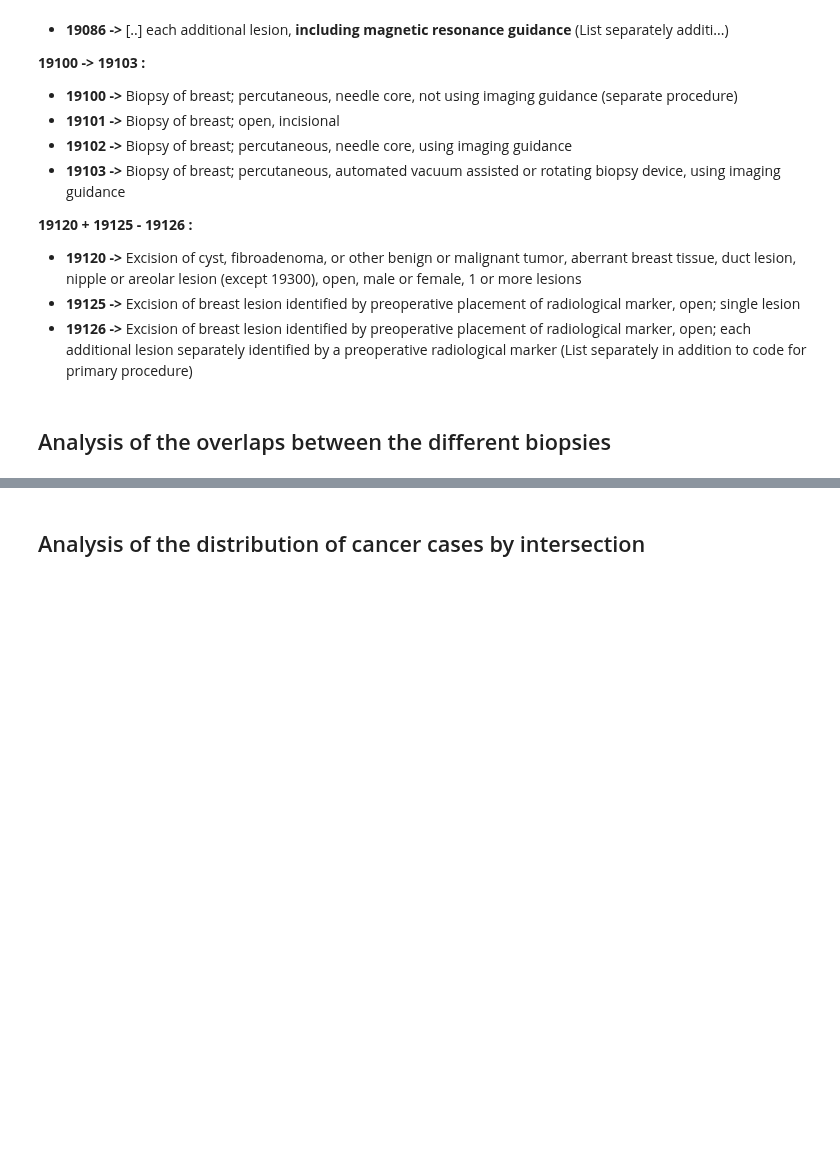
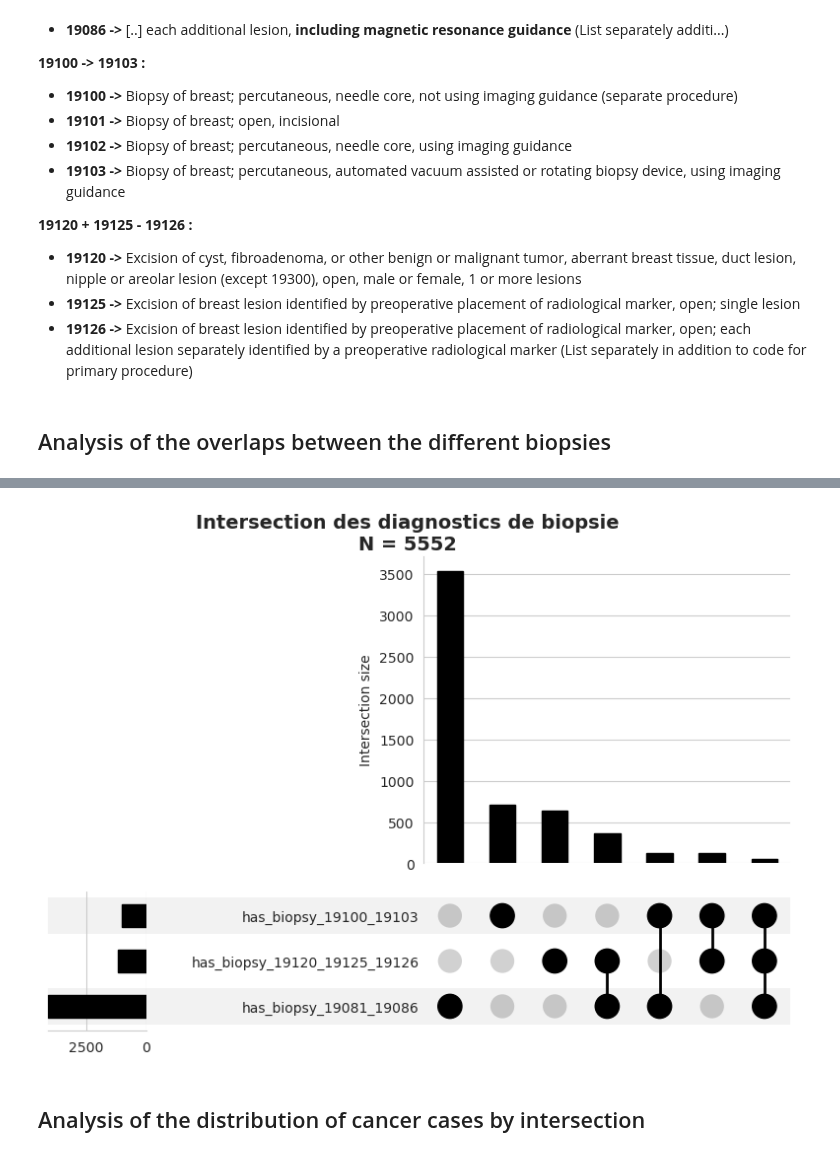
Before and after one commit to RR-DataSciences/Multi-trait-GWAS-in-admixed-populations, a Jupyter notebook: notebooks/52_BC_WITHIN_5Y_Biopsy_Treatment.ipynb, the cells around one changed output, grey strips where cells are left out. Cells and saved outputs as stored; diff of their text form; code cells hidden in the pictures; blank space fills up the shorter version.

```diff
--- a/notebooks/52_BC_WITHIN_5Y_Biopsy_Treatment.ipynb
+++ b/notebooks/52_BC_WITHIN_5Y_Biopsy_Treatment.ipynb
@@ -51,12 +54,12 @@ from itertools import combinations
 * Origine génétique (RYE)
 # %%
 # get the bucket name
-my_bucket = os.getenv('WORKSPACE_BUCKET')
+my_bucket = os.getenv('WORKSPACE_TEMP_BUCKET')
 
 name_of_file_in_bucket = "df_bc_ko_at_inclusion_223k_nb_BC_WITHIN_5Y_GeneticAncestry.tsv"
 
 # save dataframe in a csv file in the same workspace as the notebook
-df_bc = pd.read_csv(name_of_file_in_bucket)
+df_bc = pd.read_csv(my_bucket +'/'+ name_of_file_in_bucket)
 df_bc
 # %% [output]
 |  | person_id | gender | date_of_birth | ethnicity | self_reported_category | inclusion_date | ... |
@@ -767,3 +699,60 @@ TypeError: only 0-dimensional arrays can be converted to Python scalars
+# %%
+import matplotlib.pyplot as plt
+import pandas as pd
+from upsetplot import UpSet
+import warnings
+
+# Masquer les avertissements de type FutureWarning
+warnings.simplefilter(action="ignore", category=FutureWarning)
+
+# 1. Liste des colonnes cibles
+cols_biopsie = [
+    "has_biopsy_19081_19086",
+    "has_biopsy_19100_19103",
+    "has_biopsy_19120_19125_19126",
+]
+
+# 2. On crée le masque : True si au moins une colonne vaut 1
+masque_au_moins_une_biopsie = (df_analysis[cols_biopsie] == 1).any(axis=1)
+
+# 3. On applique le filtre pour créer le nouveau DataFrame nettoyé
+df_with_biopsy = df_analysis[masque_au_moins_une_biopsie].copy()
+
+
+# Correction de la variable N
+N = len(df_with_biopsy)
+
+# 2. Pré-agrégation propre (évite de charger les 223k lignes brutes dans UpSet)
+df_bool = df_with_biopsy[cols_biopsie].astype(bool)
+data_counts = df_bool.groupby(cols_biopsie).size()
+
+# 3. Initialisation de la figure
+fig = plt.figure(figsize=(14, 6))
+
+# 4. Configuration de l'UpSetPlot
+# /!\ On retire show_percentages et show_counts pour éviter le crash NumPy 2.x
+up = UpSet(
+    data_counts,
+    sort_by="cardinality",
+    element_size=50,
+)
+
+# 5. Dessin du graphique
+up.plot(fig=fig)
+
+# 6. Ajout du titre (on utilise 'y' pour éviter qu'il chevauche les barres du haut)
+plt.suptitle(
+    f"Intersection des diagnostics de biopsie\nN = {N}",
+    fontsize=14,
+    fontweight="bold",
+    y=0.95,
+)
+
+# /!\ SUPPRESSION de plt.tight_layout() qui corrompait le rendu graphiques
+
+plt.show()
+# %% [output]
+[figure, added]
 # %% [markdown]
 ## Analysis of the distribution of cancer cases by intersection
 # %%
```
Also changed, not shown: parts of 11 cells of this notebook, 3 other files.
